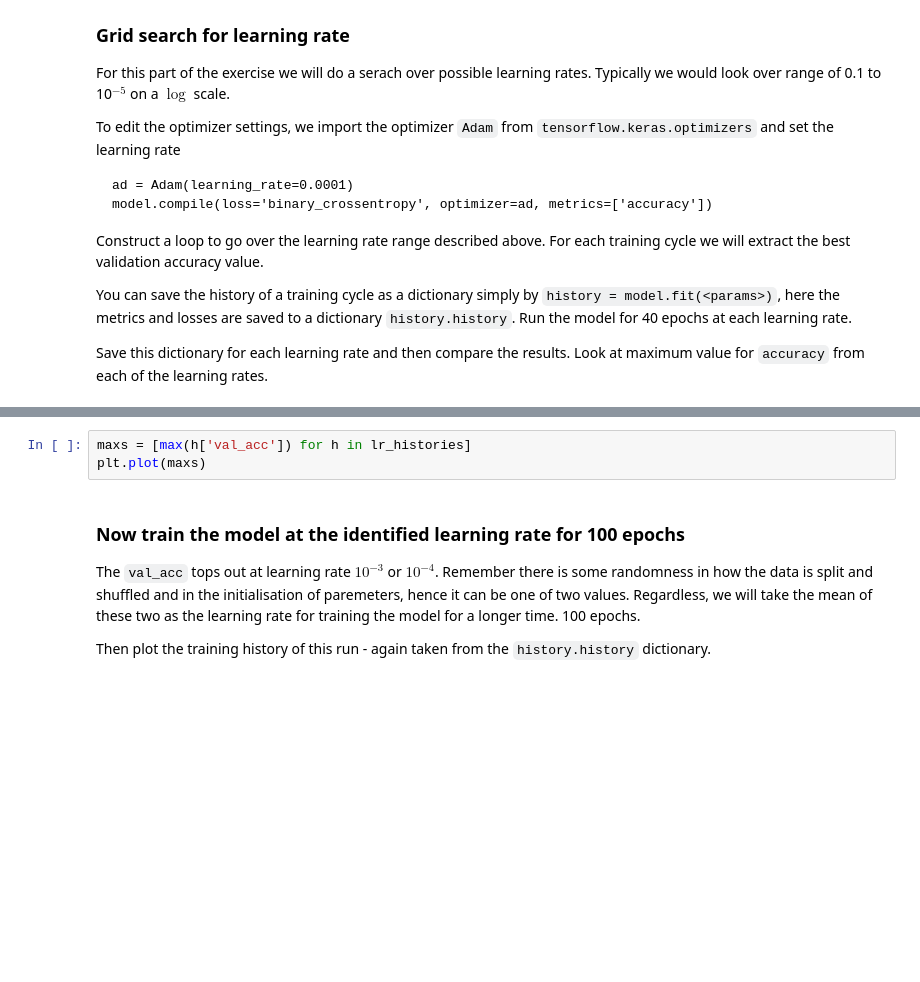
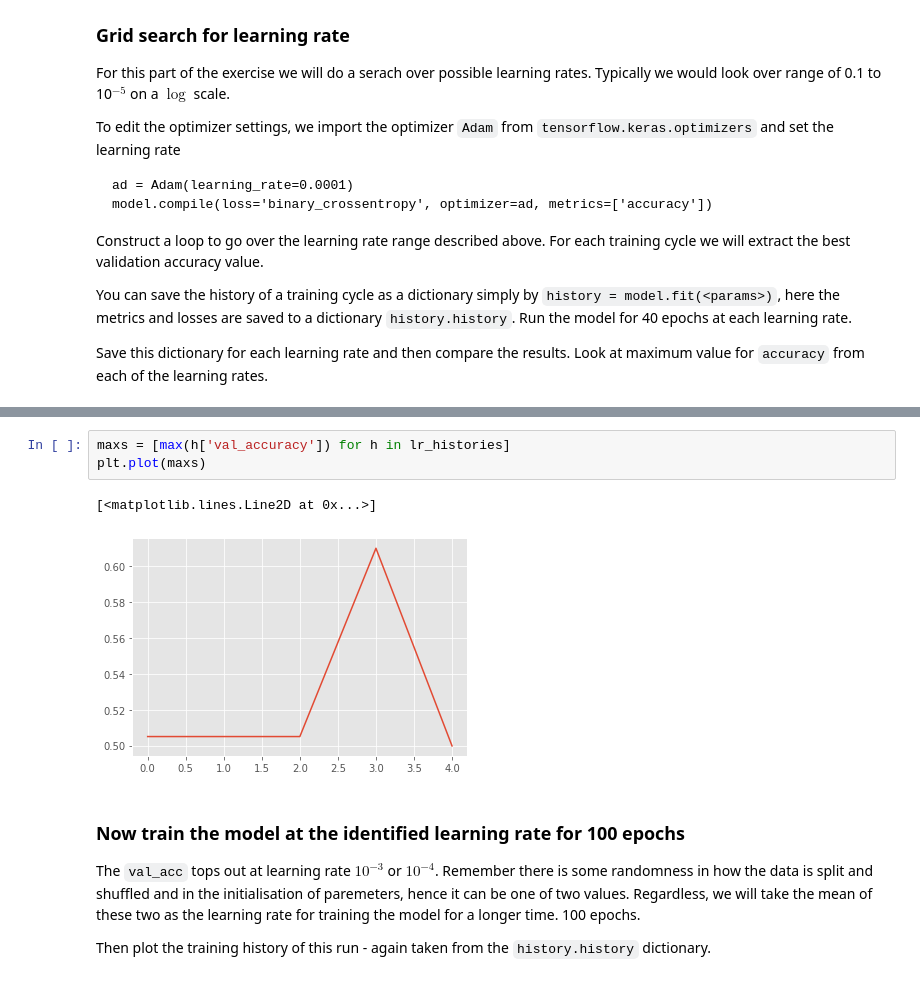
Before and after one commit to stfc-sciml/sciml-workshop, a Jupyter notebook: mlp_lesson_1.ipynb, the cells around one changed output, grey strips where cells are left out. Cells and saved outputs as stored; diff of their text form; blank space fills up the shorter version.

```diff
--- a/mlp_lesson_1.ipynb
+++ b/mlp_lesson_1.ipynb
@@ -271,6 +314,9 @@ for lr in [1e-1, 1e-2, 1e-3, 1e-4, 1e-5]:
 # %%
-maxs = [max(h['val_acc']) for h in lr_histories]
+maxs = [max(h['val_accuracy']) for h in lr_histories]
 plt.plot(maxs)
+# %% [output]
+[<matplotlib.lines.Line2D at 0x...>]
+[figure, added]
 # %% [markdown]
 ### Now train the model at the identified learning rate for 100 epochs
 
```
Also changed, not shown: parts of 16 cells of this notebook.
